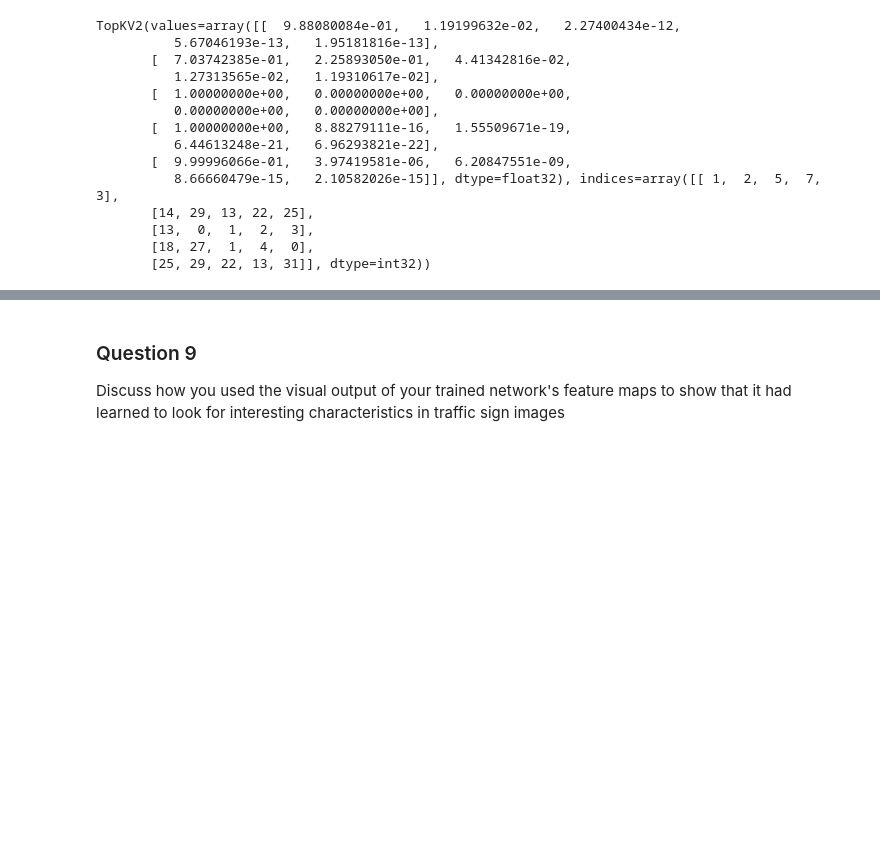
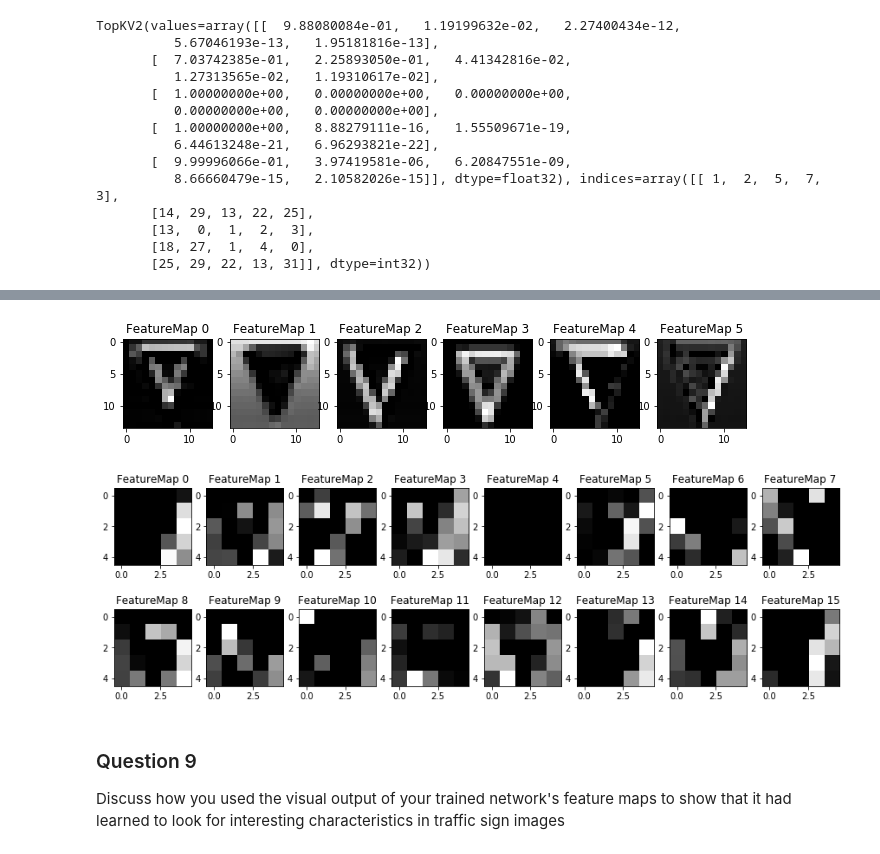
Before and after one commit to arkhalid/CarND-Traffic-Sign-Classifier-Project, a Jupyter notebook: Traffic_Sign_Classifier.ipynb, the cells around one changed output, grey strips where cells are left out. Drawn from its saved outputs; the diff is of its cells as text; code cells hidden in the pictures; blank space fills up the shorter version.

```diff
--- a/Traffic_Sign_Classifier.ipynb
+++ b/Traffic_Sign_Classifier.ipynb
@@ -233,7 +269,8 @@ def image_random_rotate(images):
 def image_pass(x):
     return x
 def LeNet(x,keep_prob,training_mode):
-
+    global conv1
+    global conv2
     x = tf.cond(training_mode,lambda:image_manipulate(x),lambda:image_pass(x))
 
     # Arguments used for tf.truncated_normal, randomly defines variables for the weigh(ts and biases for each layer
@@ -419,6 +436,10 @@ Test acc:0.946318289673
 # %% [markdown]
 ## Confusion Matrix
 # %%
+def compute_recall(label,confusion_matrix):
+    return confusion_matrix[label][label]/np.sum(confusion_matrix[label:label+1,:])
+def compute_precision(label,confusion_matrix):
+    return confusion_matrix[label][label]/np.sum(confusion_matrix[:,label:label+1])
 np.set_printoptions(threshold=np.nan)
 with tf.Session() as sess:
     # Load the weights and bias
@@ -430,4 +451,6 @@ with tf.Session() as sess:
     conf_matrix = (sess.run(conf,feed_dict={x: X_test, y: y_test,keep_prob:1.0,training_mode:False}))
     plt.imshow(np.log(conf_matrix))
     plt.colorbar()
+    for i in range(n_classes):
+        print('Class: '+ str(i) + ' Recall: '+ str(compute_recall(i,conf_matrix)) + ' Precision: ' + str(compute_precision(i,conf_matrix)))
 # %% [output]
@@ -582,7 +622,7 @@ def outputFeatureMap(image_input, tf_activation, activation_min=-1, activation_m
     # image_input =
     # Note: x should be the same name as your network's tensorflow data placeholder variable
     # If you get an error tf_activation is not defined it maybe having trouble accessing the variable from inside a function
-    activation = tf_activation.eval(session=sess,feed_dict={x : image_input})
+    activation = tf_activation.eval(session=sess,feed_dict={x : image_input,keep_prob:1.0,training_mode:False})
     featuremaps = activation.shape[3]
     plt.figure(plt_num, figsize=(15,15))
     for featuremap in range(featuremaps):
@@ -599,8 +639,12 @@ def outputFeatureMap(image_input, tf_activation, activation_min=-1, activation_m
 # %%
 with tf.Session() as sess:
     saver.restore(sess, './lenet')
-    outputFeatureMap(X_test_new[1:2,:,:,:], conv1,plt_num=1)
+    outputFeatureMap(X_test_new[2:3,:,:,:], conv1,plt_num=1)
+    outputFeatureMap(X_test_new[2:3,:,:,:], conv2,plt_num=2)
     #outputFeatureMap(X_train[0:1,:,:,:], conv1,plt_num=1)
+# %% [output]
+[figure, added]
+[figure, added]
 # %% [markdown]
 ### Question 9
 
```
Also changed, not shown: parts of 10 cells of this notebook, 5 other files.
